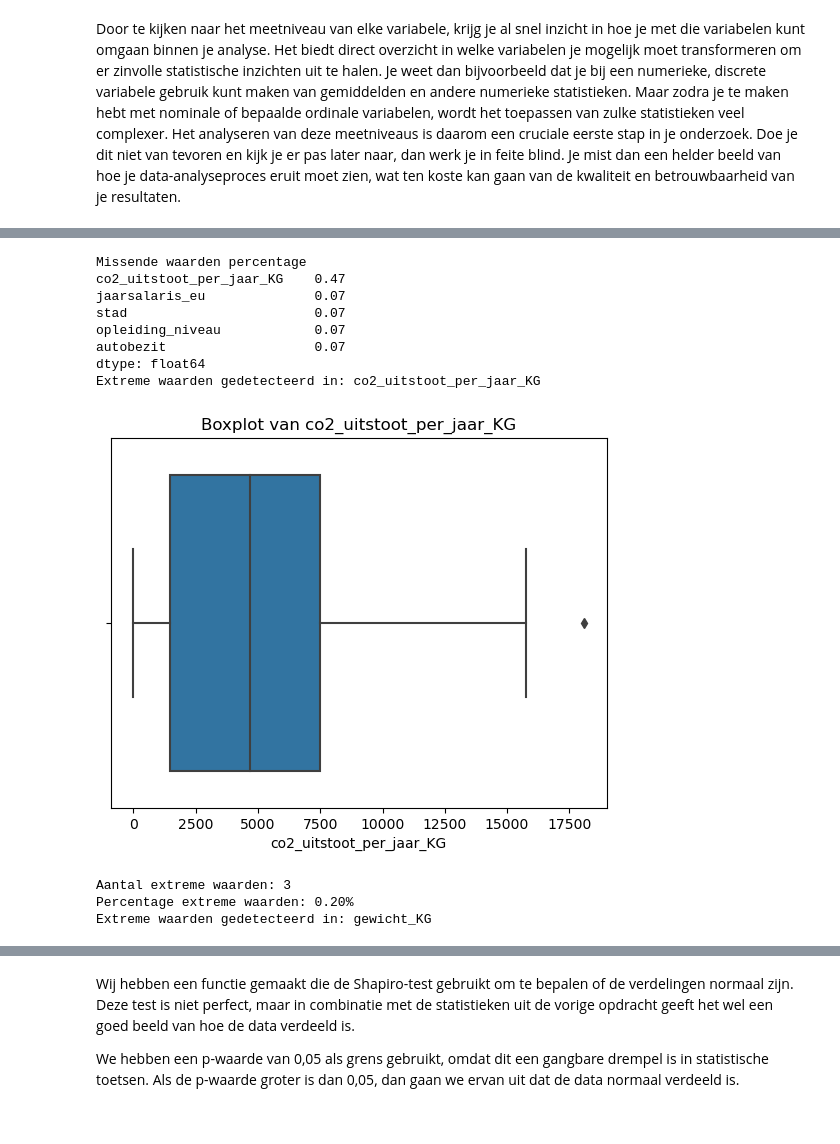
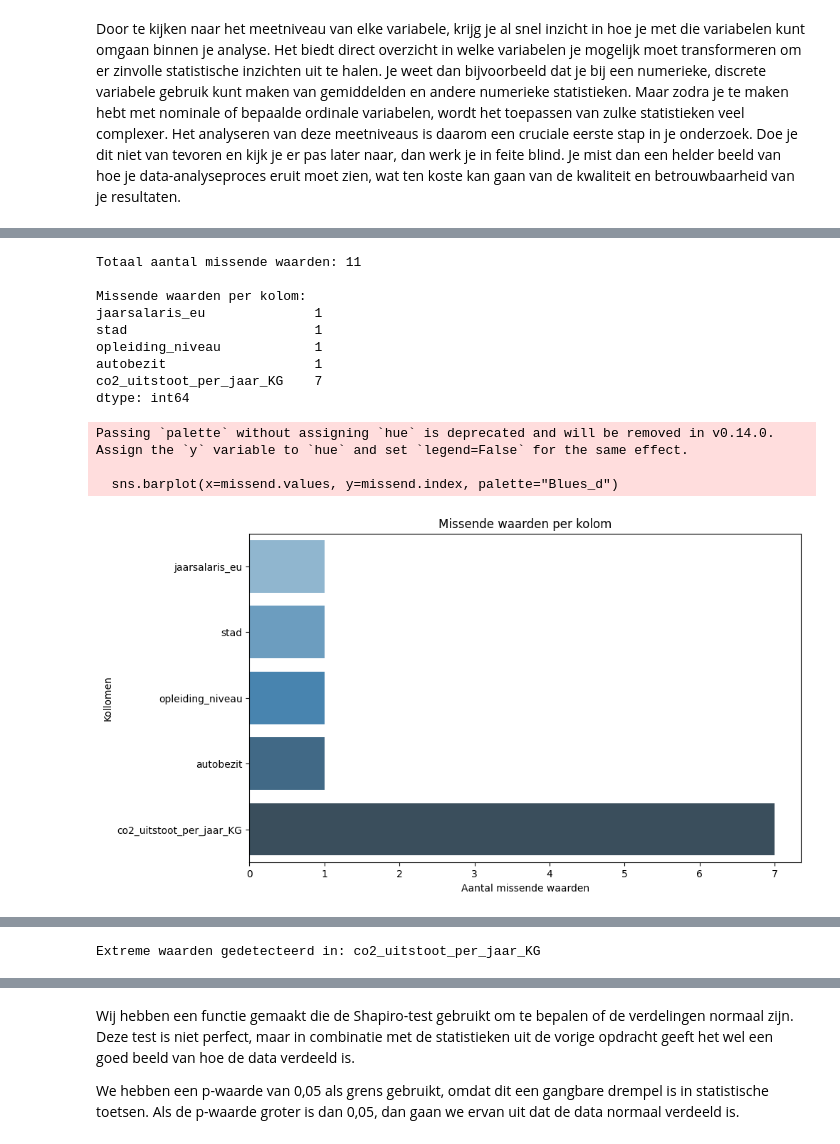
Before and after one commit to 24087068/wiskunde_porfolio, a Jupyter notebook: portfolio whole.ipynb, the cells around one changed output, grey strips where cells are left out. Drawn from its saved outputs; the diff is of its cells as text; code cells hidden in the pictures.

```diff
--- a/portfolio whole.ipynb
+++ b/portfolio whole.ipynb
@@ -85,60 +82,103 @@ Door te kijken naar het meetniveau van elke variabele, krijg je al snel inzicht
 # 3
 # import z-score
 from scipy.stats import zscore
-import numpy as np
-import pandas as pd
 
-# Eerst missende waarden:
-mv = df_co2.isnull().mean() * 100
-print("Missende waarden percentage")
-print(mv[mv > 0].sort_values(ascending=False).round(2))
+# Verwijder ID kolom
+if 'persoon_ID' in df_co2.columns:
+    df_co2 = df_co2.drop('persoon_ID', axis=1)
+
+# Totaal missende waarden:
+totaal_missend = df_co2.isnull().sum().sum()
+print(f"Totaal aantal missende waarden: {totaal_missend}\n")
+
+# Missende waarden per kolom:
+missend_kolom = df_co2.isnull().sum()
+print("Missende waarden per kolom:")
+print(missend_kolom[missend_kolom > 0])
+print()
+
+# Missende waarden per kolom plot
+missend = missend_kolom[missend_kolom > 0]
+if not missend.empty:
+    plt.figure(figsize=(10,6))
+    sns.barplot(x=missend.values, y=missend.index, palette="Blues_d")
+    plt.xlabel("Aantal missende waarden")
+    plt.ylabel("Kollomen")
+    plt.title("Missende waarden per kolom")
+    plt.show()
+else:
+    print("Geen missende waarden om te visualizeren")
 
 # Strategie voor missende waarden
 # Voor numerieke kolommen: mediaan imputatie (robuuster dan gemiddelde)
 # Voor categorische kolommen: meest voorkomende waarde (modus)
 # Voor ratio variabelen: mediaan
+
+# Totaal aantal negatieve waarden:
+df_numeriek = df_co2.select_dtypes(include=[np.number])
+totaal_negatief = (df_numeriek < 0).sum().sum()
+print(f"Totaal aantal negatiefe waarden in numerieke kollomen: {totaal_negatief}\n")
+
+# Negatieve waarden per kolom:
+negatief_per_kolom = (df_numeriek < 0).sum()
+print("Negatieve waarden per kolom:")
+print(negatief_per_kolom[negatief_per_kolom > 0])
+print()
+
+# Negatieve waarden per kolom plot
+negatief = negatief_per_kolom[negatief_per_kolom > 0]
+if not negatief.empty:
+    plt.figure(figsize=(10,6))
+    sns.barplot(x=negatief.values, y=negatief.index, palette="Reds_d")
+    plt.xlabel("Aantal negatieve waarden")
+    plt.ylabel("Kollomen")
+    plt.title("Negatieve waarden per kolom")
+    plt.show()
+else:
+    print("Geen negatieve waarden om te visualizeren")
 
 # Numerieke kolommen
 numeric_cols = df_co2.select_dtypes(include=[np.number]).columns.difference(['persoon_ID'])
 for col in numeric_cols:
     if df_co2[col].isnull().any():
         df_co2[col] = df_co2[col].fillna(df_co2[col].median())
 
 # Categorische kolommen
 categorical_cols = df_co2.select_dtypes(include=['object']).columns
 for col in categorical_cols:
     if df_co2[col].isnull().any():
         df_co2[col] = df_co2[col].fillna(df_co2[col].mode()[0])
 
 # Extreme waarden
 threshold = 3
 columns_to_check = numeric_cols
 
 # Loop voor relevante kolommen
 for col in columns_to_check:
     z_scores = zscore(df_co2[col].dropna())
     extreme_mask = np.abs(z_scores) > threshold
 
     if extreme_mask.any():
         print(f"Extreme waarden gedetecteerd in: {col}")
         sns.boxplot(x=df_co2[col])
         plt.title(f"Boxplot van {col}")
         plt.show()
 
         # Print aantal extreme waarden
         n_extreme = extreme_mask.sum()
         print(f"Aantal extreme waarden: {n_extreme}")
         print(f"Percentage extreme waarden: {(n_extreme/len(df_co2))*100:.2f}%")
 # %% [output]
-Missende waarden percentage
-co2_uitstoot_per_jaar_KG    0.47
-jaarsalaris_eu              0.07
-stad                        0.07
-opleiding_niveau            0.07
-autobezit                   0.07
-dtype: float64
-Extreme waarden gedetecteerd in: co2_uitstoot_per_jaar_KG
+Totaal aantal missende waarden: 11
+
+Missende waarden per kolom:
+jaarsalaris_eu              1
+stad                        1
+opleiding_niveau            1
+autobezit                   1
+co2_uitstoot_per_jaar_KG    7
+dtype: int64
+Passing `palette` without assigning `hue` is deprecated and will be removed in v0.14.0. Assign the `y` variable to `hue` and set `legend=False` for the same effect.
+
+  sns.barplot(x=missend.values, y=missend.index, palette="Blues_d")
-[figure, old version]
+[figure, new version]
-Aantal extreme waarden: 3
-Percentage extreme waarden: 0.20%
-Extreme waarden gedetecteerd in: gewicht_KG
@@ -148,0 +196 @@ Extreme waarden gedetecteerd in: jaarsalaris_eu
+Extreme waarden gedetecteerd in: co2_uitstoot_per_jaar_KG
```
Also changed, not shown: parts of 44 cells of this notebook.
